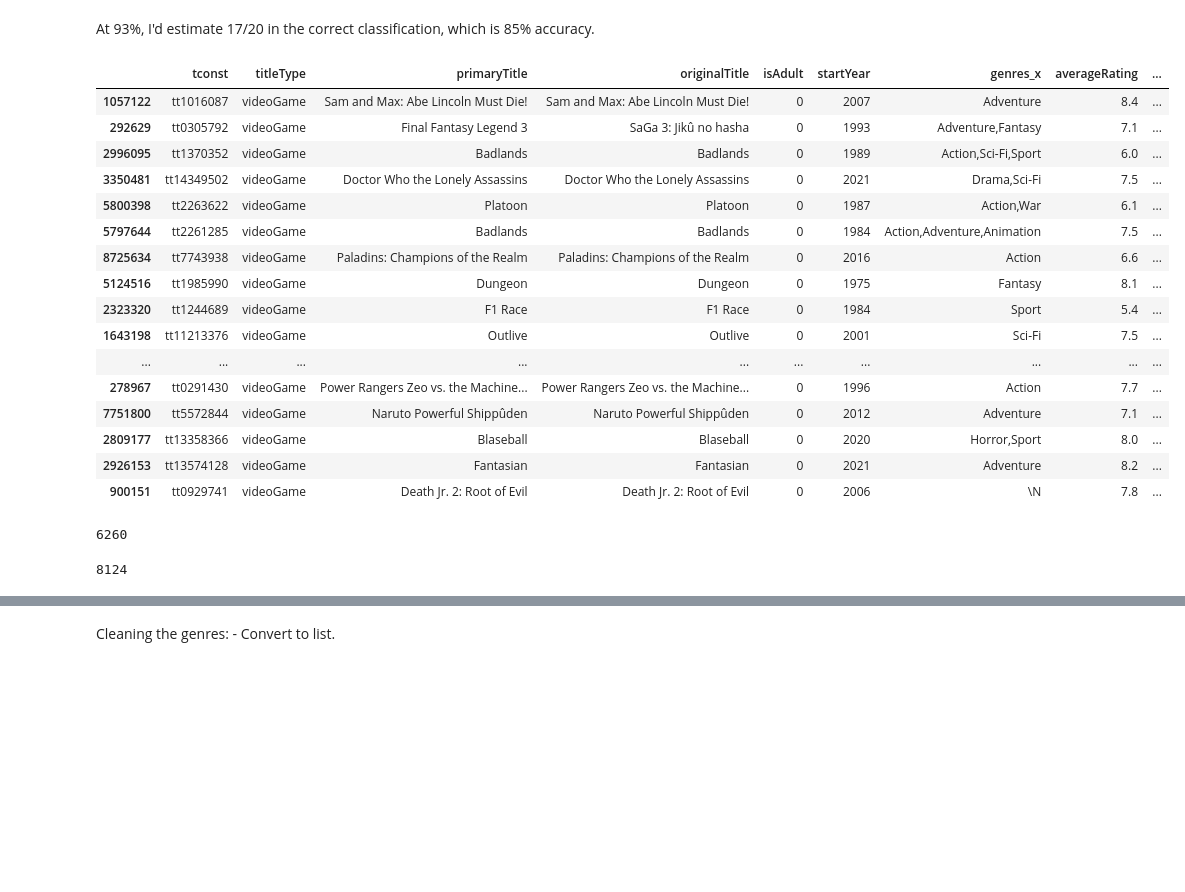
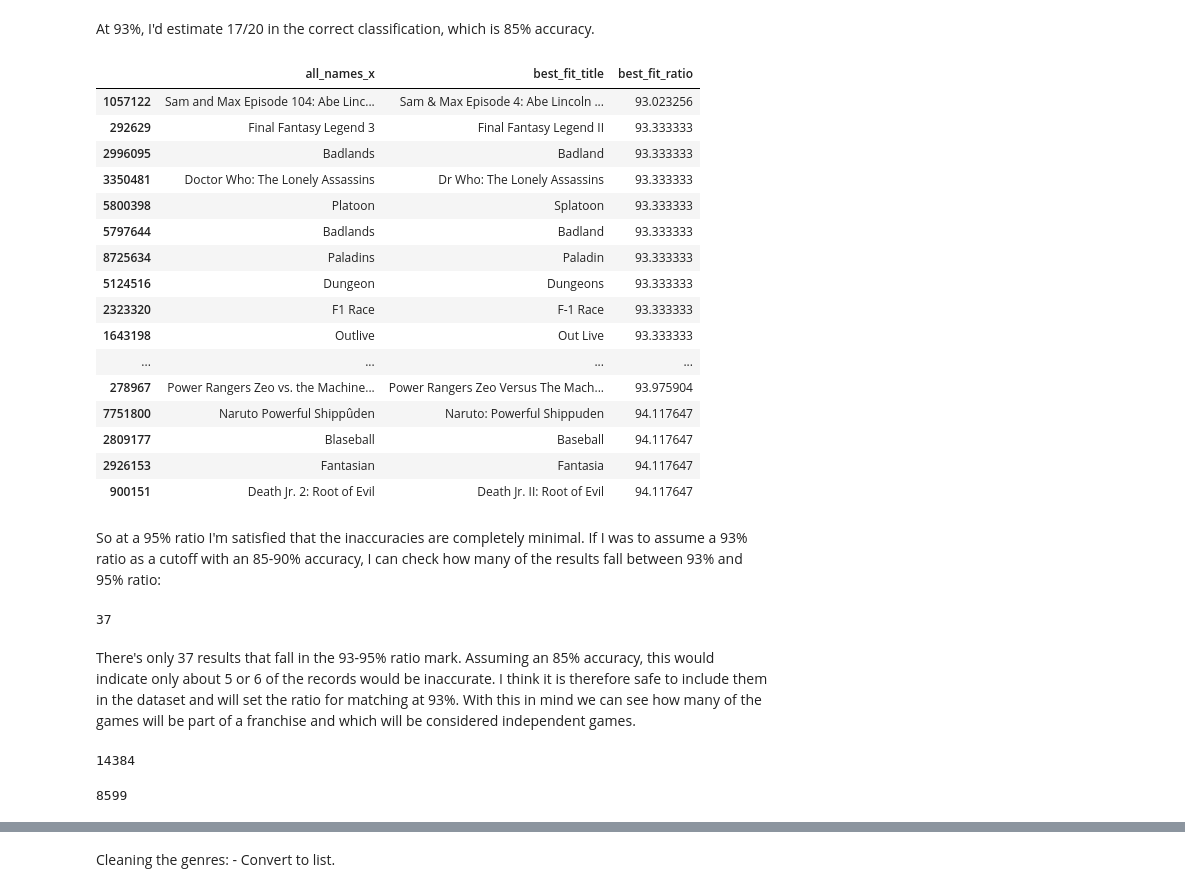
Before and after one commit to adambrennan150/Franchises, a Jupyter notebook: Cleaning_franchises.ipynb, the cells around one changed output, grey strips where cells are left out. Cells and saved outputs as stored; diff of their text form; code cells hidden in the pictures; blank space fills up the shorter version.

```diff
--- a/Cleaning_franchises.ipynb
+++ b/Cleaning_franchises.ipynb
@@ -503,31 +507,39 @@ copy_of_imdb_games[copy_of_imdb_games["best_fit_ratio"] >= 95].sort_values("best
 # %% [markdown]
 At 93%, I'd estimate 17/20 in the correct classification, which is 85% accuracy.
 # %%
-copy_of_imdb_games[copy_of_imdb_games["best_fit_ratio"] >= 93].sort_values("best_fit_ratio").head(20)
+copy_of_imdb_games.loc[copy_of_imdb_games["best_fit_ratio"] >= 93, ["all_names_x", "best_fit_title", "best_fit_ratio"]].sort_values("best_fit_ratio").head(20)
 # %% [output]
-|  | tconst | titleType | primaryTitle | originalTitle | isAdult | startYear | genres_x | averageRating | ... |
-| 1057122 | tt1016087 | videoGame | Sam and Max: Abe Lincoln Must Die! | Sam and Max: Abe Lincoln Must Die! | 0 | 2007 | Adventure | 8.4 | ... |
-| 292629 | tt0305792 | videoGame | Final Fantasy Legend 3 | SaGa 3: Jikû no hasha | 0 | 1993 | Adventure,Fantasy | 7.1 | ... |
-| 2996095 | tt1370352 | videoGame | Badlands | Badlands | 0 | 1989 | Action,Sci-Fi,Sport | 6.0 | ... |
-| 3350481 | tt14349502 | videoGame | Doctor Who the Lonely Assassins | Doctor Who the Lonely Assassins | 0 | 2021 | Drama,Sci-Fi | 7.5 | ... |
-| 5800398 | tt2263622 | videoGame | Platoon | Platoon | 0 | 1987 | Action,War | 6.1 | ... |
-| 5797644 | tt2261285 | videoGame | Badlands | Badlands | 0 | 1984 | Action,Adventure,Animation | 7.5 | ... |
-| 8725634 | tt7743938 | videoGame | Paladins: Champions of the Realm | Paladins: Champions of the Realm | 0 | 2016 | Action | 6.6 | ... |
-| 5124516 | tt1985990 | videoGame | Dungeon | Dungeon | 0 | 1975 | Fantasy | 8.1 | ... |
-| 2323320 | tt1244689 | videoGame | F1 Race | F1 Race | 0 | 1984 | Sport | 5.4 | ... |
-| 1643198 | tt11213376 | videoGame | Outlive | Outlive | 0 | 2001 | Sci-Fi | 7.5 | ... |
-| ... | ... | ... | ... | ... | ... | ... | ... | ... | ... |
-| 278967 | tt0291430 | videoGame | Power Rangers Zeo vs. the Machine... | Power Rangers Zeo vs. the Machine... | 0 | 1996 | Action | 7.7 | ... |
-| 7751800 | tt5572844 | videoGame | Naruto Powerful Shippûden | Naruto Powerful Shippûden | 0 | 2012 | Adventure | 7.1 | ... |
-| 2809177 | tt13358366 | videoGame | Blaseball | Blaseball | 0 | 2020 | Horror,Sport | 8.0 | ... |
-| 2926153 | tt13574128 | videoGame | Fantasian | Fantasian | 0 | 2021 | Adventure | 8.2 | ... |
-| 900151 | tt0929741 | videoGame | Death Jr. 2: Root of Evil | Death Jr. 2: Root of Evil | 0 | 2006 | \N | 7.8 | ... |
+|  | all_names_x | best_fit_title | best_fit_ratio |
+| 1057122 | Sam and Max Episode 104: Abe Linc... | Sam & Max Episode 4: Abe Lincoln ... | 93.023256 |
+| 292629 | Final Fantasy Legend 3 | Final Fantasy Legend II | 93.333333 |
+| 2996095 | Badlands | Badland | 93.333333 |
+| 3350481 | Doctor Who: The Lonely Assassins | Dr Who: The Lonely Assassins | 93.333333 |
+| 5800398 | Platoon | Splatoon | 93.333333 |
+| 5797644 | Badlands | Badland | 93.333333 |
+| 8725634 | Paladins | Paladin | 93.333333 |
+| 5124516 | Dungeon | Dungeons | 93.333333 |
+| 2323320 | F1 Race | F-1 Race | 93.333333 |
+| 1643198 | Outlive | Out Live | 93.333333 |
+| ... | ... | ... | ... |
+| 278967 | Power Rangers Zeo vs. the Machine... | Power Rangers Zeo Versus The Mach... | 93.975904 |
+| 7751800 | Naruto Powerful Shippûden | Naruto: Powerful Shippuden | 94.117647 |
+| 2809177 | Blaseball | Baseball | 94.117647 |
+| 2926153 | Fantasian | Fantasia | 94.117647 |
+| 900151 | Death Jr. 2: Root of Evil | Death Jr. II: Root of Evil | 94.117647 |
+# %% [markdown]
+So at a 95% ratio I'm satisfied that the inaccuracies are completely minimal. If I was to assume a 93% ratio as a cutoff with an 85-90% accuracy, I can check how many of the results fall between 93% and 95% ratio:
 # %%
-copy_of_imdb_games.tconst[(copy_of_imdb_games["best_fit_ratio"] >= 0) & (copy_of_imdb_games["best_fit_ratio"] <= 95)].count()
+copy_of_imdb_games.tconst[(copy_of_imdb_games["best_fit_ratio"] >= 93) & (copy_of_imdb_games["best_fit_ratio"] < 95)].count()
 # %% [output]
-6260
+37
+# %% [markdown]
+There's only 37 results that fall in the 93-95% ratio mark. Assuming an 85% accuracy, this would indicate only about 5 or 6 of the records would be inaccurate. I think it is therefore safe to include them in the dataset and will set the ratio for matching at 93%. With this in mind we can see how many of the games will be part of a franchise and which will be considered independent games.
+# %%
+copy_of_imdb_games.tconst.count()
+# %% [output]
+14384
 # %%
-copy_of_imdb_games.tconst[(copy_of_imdb_games["best_fit_ratio"] >= 95.1) & (copy_of_imdb_games["best_fit_ratio"] <= 100)].count()
+copy_of_imdb_games.tconst[copy_of_imdb_games["best_fit_ratio"] >= 93].count()
 # %% [output]
-8124
+8599
 # %%
```
Also changed, not shown: parts of 27 cells of this notebook.
